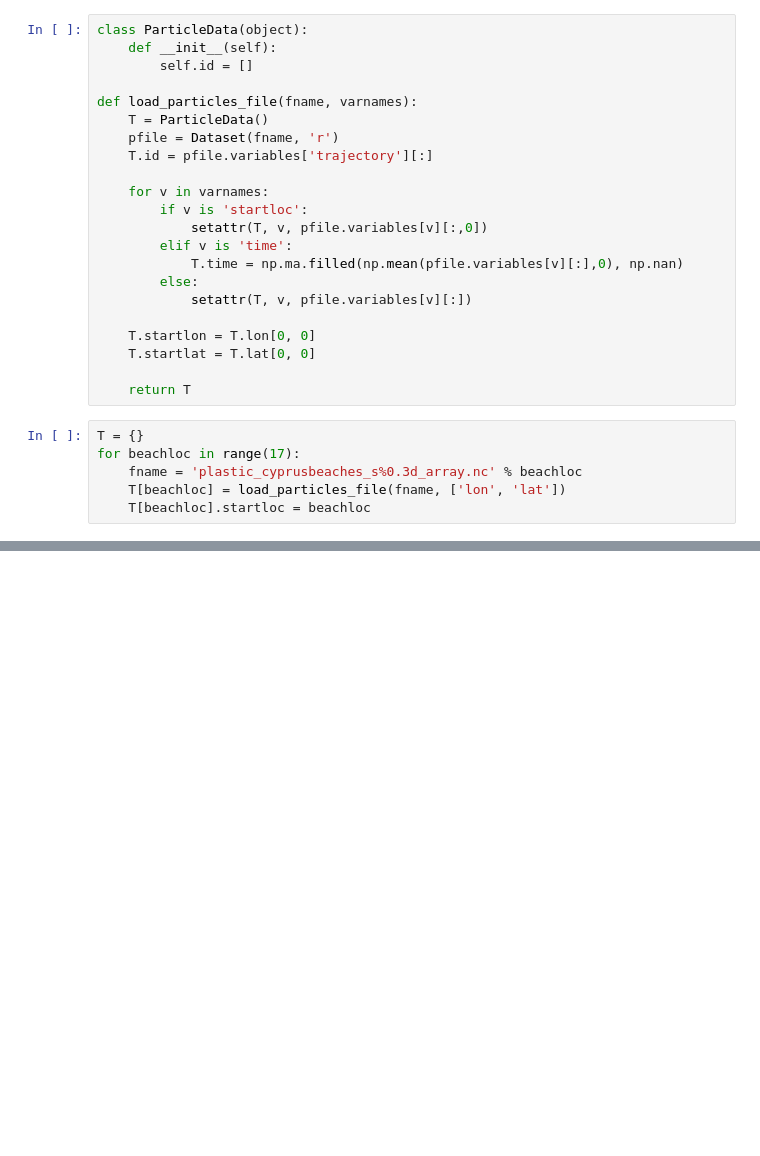
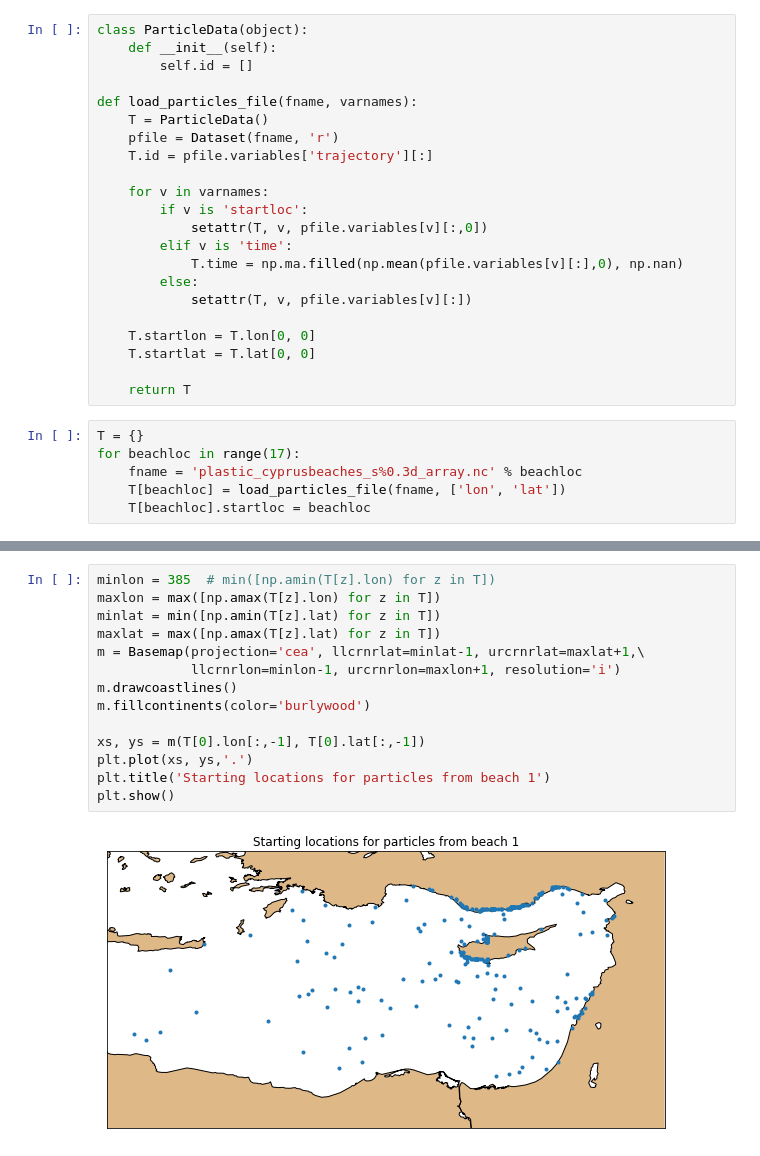
Before and after one commit to OceanParcels/Plastic_CyprusBeaches, a Jupyter notebook: plotparticles.ipynb, the cells around one changed output, grey strips where cells are left out. Drawn from its saved outputs; the diff is of its cells as text; blank space fills up the shorter version.

```diff
--- a/plotparticles.ipynb
+++ b/plotparticles.ipynb
@@ -92,0 +95,16 @@ makemov(T)
+# %%
+minlon = 385  # min([np.amin(T[z].lon) for z in T])
+maxlon = max([np.amax(T[z].lon) for z in T])
+minlat = min([np.amin(T[z].lat) for z in T])
+maxlat = max([np.amax(T[z].lat) for z in T])
+m = Basemap(projection='cea', llcrnrlat=minlat-1, urcrnrlat=maxlat+1,\
+            llcrnrlon=minlon-1, urcrnrlon=maxlon+1, resolution='i')
+m.drawcoastlines()
+m.fillcontinents(color='burlywood')
+
+xs, ys = m(T[0].lon[:,-1], T[0].lat[:,-1])
+plt.plot(xs, ys,'.')
+plt.title('Starting locations for particles from beach 1')
+plt.show()
+# %% [output]
+[figure, added]
```
Also changed, not shown: parts of 1 cell of this notebook, 1 other file.
